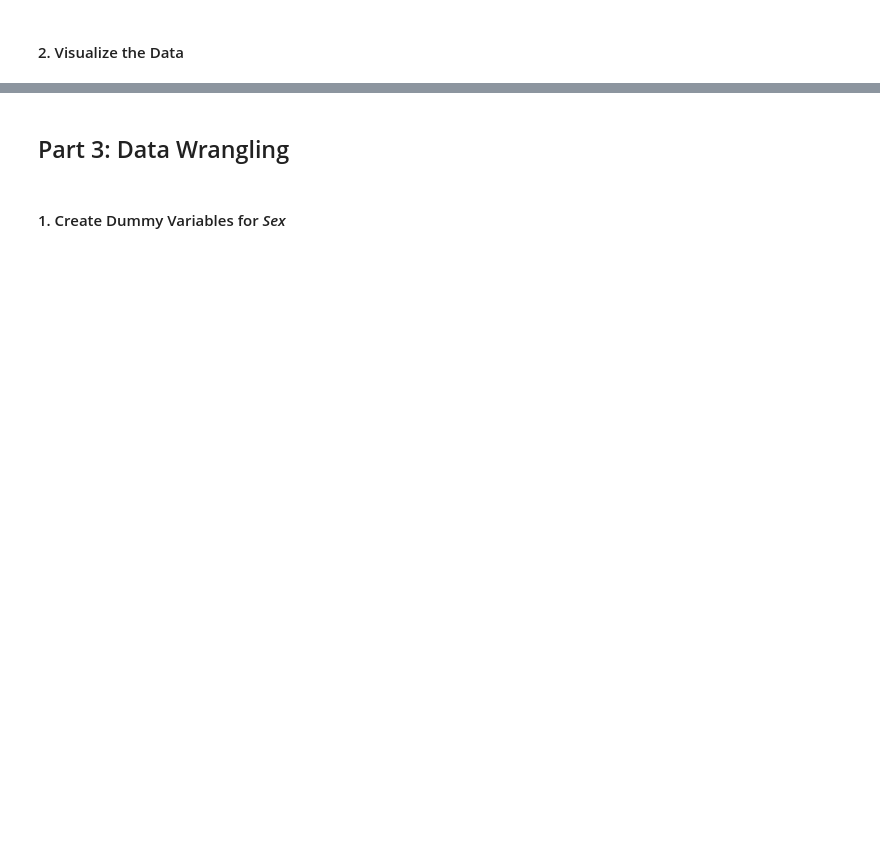
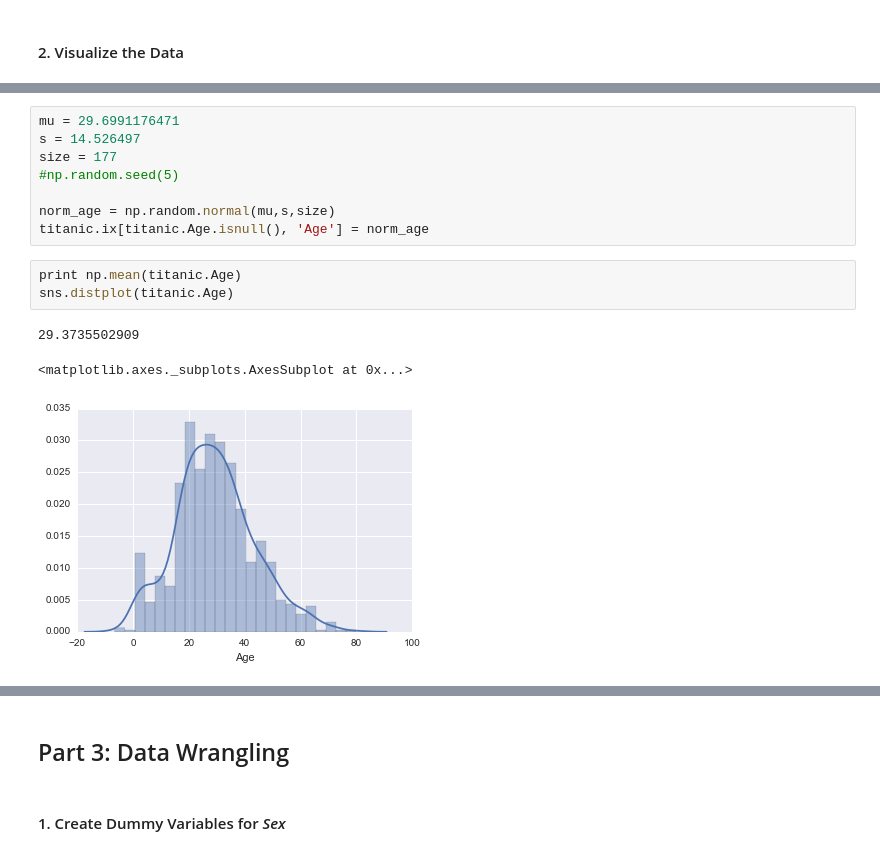
Before and after one commit to stavgrossfeld/GA-Data-Science-Immersive, a Jupyter notebook: projects/project-05/code/starter-code/starter-code.ipynb, the cells around one changed output, grey strips where cells are left out. Drawn from its saved outputs; the diff is of its cells as text; blank space fills up the shorter version.

```diff
--- a/projects/project-05/code/starter-code/starter-code.ipynb
+++ b/projects/project-05/code/starter-code/starter-code.ipynb
@@ -33,0 +77,15 @@ bash: line 1: psql: command not found
+# %%
+mu = 29.6991176471
+s = 14.526497
+size = 177
+#np.random.seed(5)
+
+norm_age = np.random.normal(mu,s,size)
+titanic.ix[titanic.Age.isnull(), 'Age'] = norm_age
+# %%
+print np.mean(titanic.Age)
+sns.distplot(titanic.Age)
+# %% [output]
+29.3735502909
+<matplotlib.axes._subplots.AxesSubplot at 0x...>
+[figure, added]
```
Also changed, not shown: parts of 50 cells of this notebook, 2 other files.
